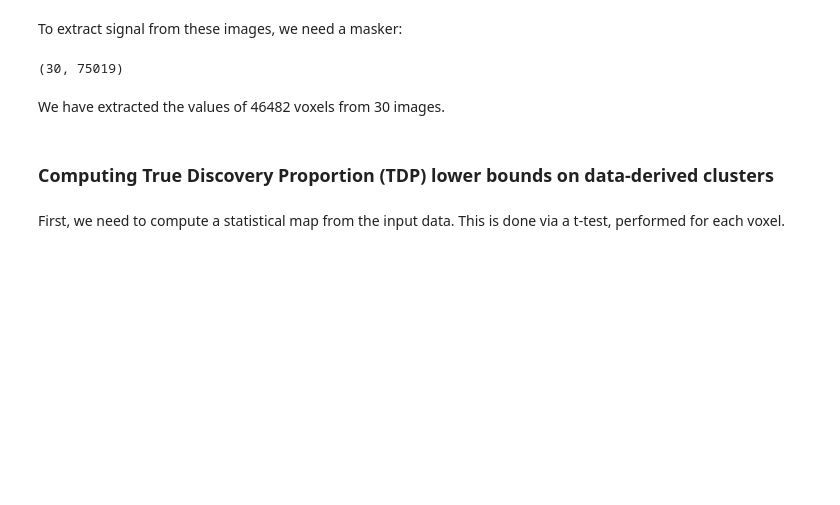
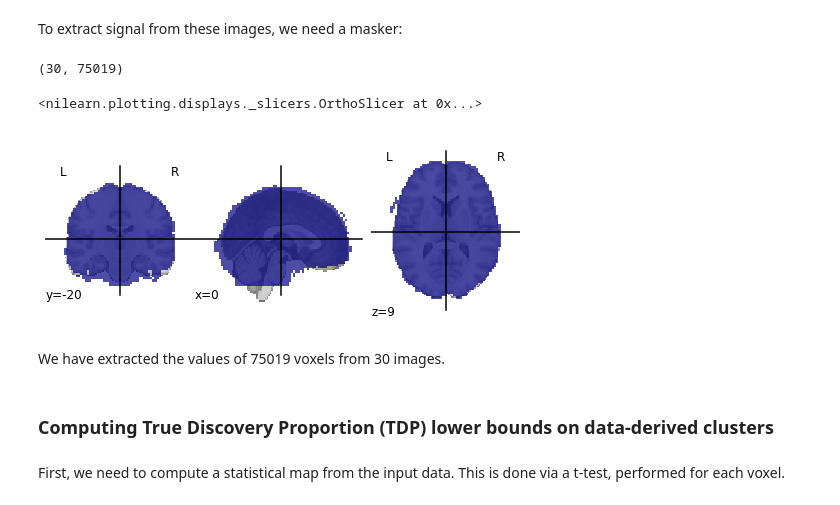
Before and after one commit to alexblnn/Notip, a Jupyter notebook: notebooks/notip_ohbm_v2.ipynb, the cells around one changed output. Cells and saved outputs as stored; diff of their text form; code cells hidden in the pictures; blank space fills up the shorter version.

```diff
--- a/notebooks/notip_ohbm_v2.ipynb
+++ b/notebooks/notip_ohbm_v2.ipynb
@@ -54,8 +58,16 @@ fmri_input = nifti_masker.fit_transform(data["tmaps"])
 print(fmri_input.shape)
 # %% [output]
 (30, 75019)
+# %%
+# Note that the masker has automatically computed a brain mask
+# One can take a look at it
+from nilearn.plotting import plot_roi
+plot_roi(nifti_masker.mask_img_)
+# %% [output]
+<nilearn.plotting.displays._slicers.OrthoSlicer at 0x...>
+[figure, added]
 # %% [markdown]
-We have extracted the values of 46482 voxels from 30 images.
+We have extracted the values of 75019 voxels from 30 images.
 # %% [markdown]
 ### Computing True Discovery Proportion (TDP) lower bounds on data-derived clusters
 # %% [markdown]
```
Also changed, not shown: parts of 26 cells of this notebook.
